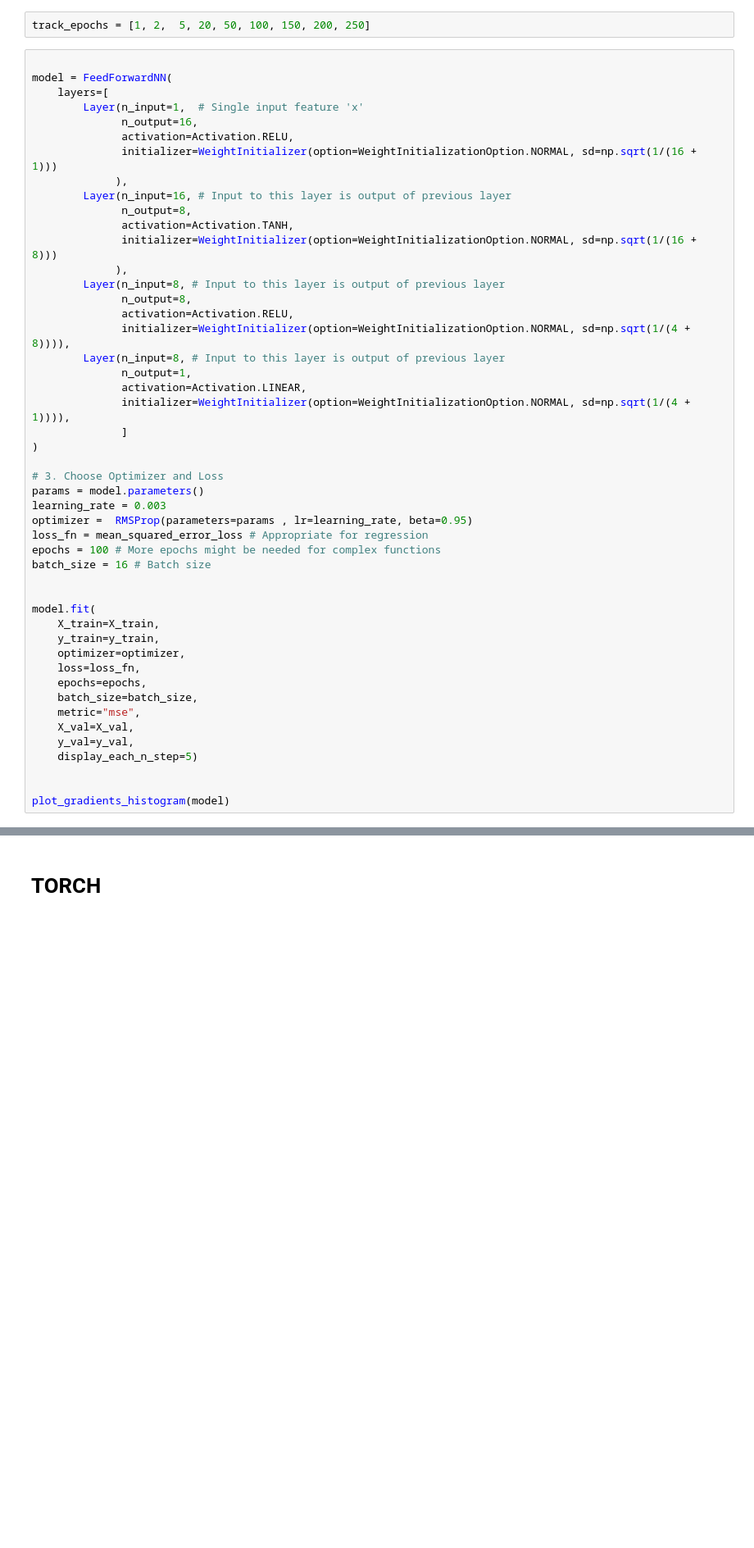
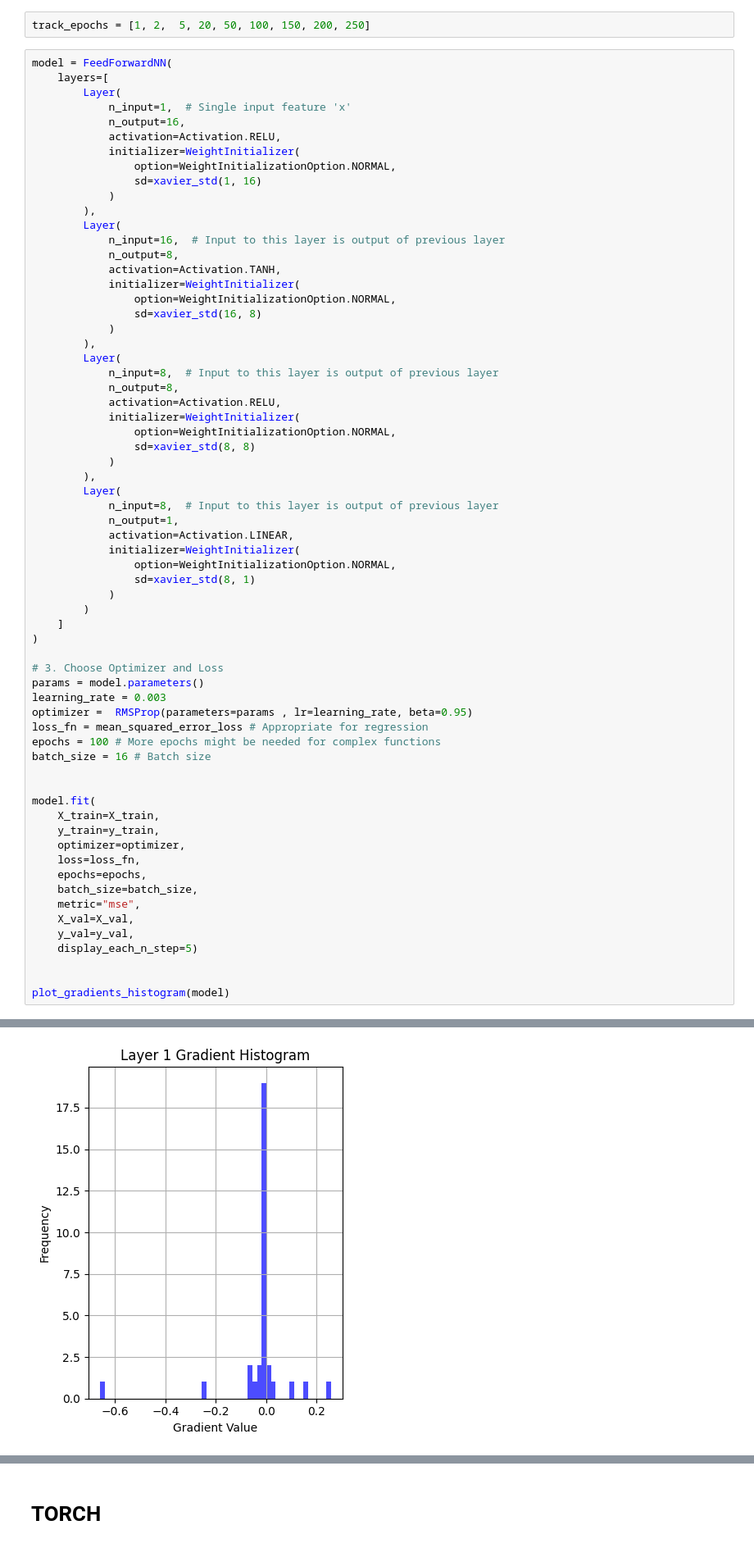
Before and after one commit to stanislavlia/ft-multilayer-perceptron, a Jupyter notebook: universal_approximator.ipynb, the cells around one changed output, grey strips where cells are left out. Shown at 82% size. Cells and saved outputs as stored; diff of their text form; blank space fills up the shorter version.

```diff
--- a/universal_approximator.ipynb
+++ b/universal_approximator.ipynb
@@ -76,28 +76,45 @@ y_val = y_val_np.tolist()
 # %%
 track_epochs = [1, 2,  5, 20, 50, 100, 150, 200, 250]
 # %%
-
 model = FeedForwardNN(
     layers=[
-        Layer(n_input=1,  # Single input feature 'x'
-              n_output=16,
-              activation=Activation.RELU,
-              initializer=WeightInitializer(option=WeightInitializationOption.NORMAL, sd=np.sqrt(1/(16 + 1)))
-             ),
-        Layer(n_input=16, # Input to this layer is output of previous layer
-              n_output=8,
-              activation=Activation.TANH,
-              initializer=WeightInitializer(option=WeightInitializationOption.NORMAL, sd=np.sqrt(1/(16 + 8)))
-             ),
-        Layer(n_input=8, # Input to this layer is output of previous layer
-              n_output=8,
-              activation=Activation.RELU,
-              initializer=WeightInitializer(option=WeightInitializationOption.NORMAL, sd=np.sqrt(1/(4 + 8)))),
-        Layer(n_input=8, # Input to this layer is output of previous layer
-              n_output=1,
-              activation=Activation.LINEAR,
-              initializer=WeightInitializer(option=WeightInitializationOption.NORMAL, sd=np.sqrt(1/(4 + 1)))),
-              ]
+        Layer(
+            n_input=1,  # Single input feature 'x'
+            n_output=16,
+            activation=Activation.RELU,
+            initializer=WeightInitializer(
+                option=WeightInitializationOption.NORMAL,
+                sd=xavier_std(1, 16)
+            )
+        ),
+        Layer(
+            n_input=16,  # Input to this layer is output of previous layer
+            n_output=8,
+            activation=Activation.TANH,
+            initializer=WeightInitializer(
+                option=WeightInitializationOption.NORMAL,
+                sd=xavier_std(16, 8)
+            )
+        ),
+        Layer(
+            n_input=8,  # Input to this layer is output of previous layer
+            n_output=8,
+            activation=Activation.RELU,
+            initializer=WeightInitializer(
+                option=WeightInitializationOption.NORMAL,
+                sd=xavier_std(8, 8)
+            )
+        ),
+        Layer(
+            n_input=8,  # Input to this layer is output of previous layer
+            n_output=1,
+            activation=Activation.LINEAR,
+            initializer=WeightInitializer(
+                option=WeightInitializationOption.NORMAL,
+                sd=xavier_std(8, 1)
+            )
+        )
+    ]
 )
 
 # 3. Choose Optimizer and Loss
@@ -129,0 +161 @@ plot_gradients_histogram(model)
+[figure, added]
```
Also changed, not shown: parts of 4 cells of this notebook, 2 other files.
